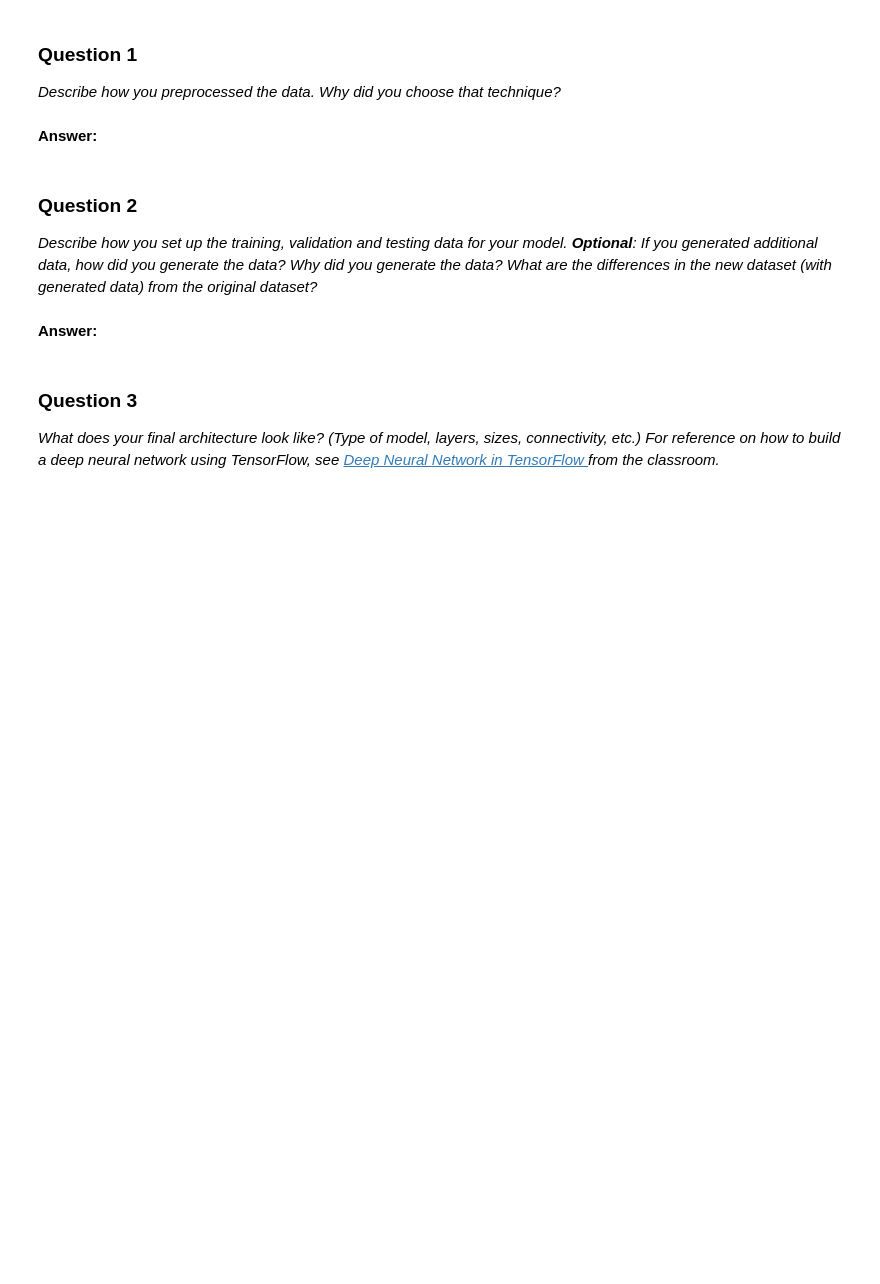
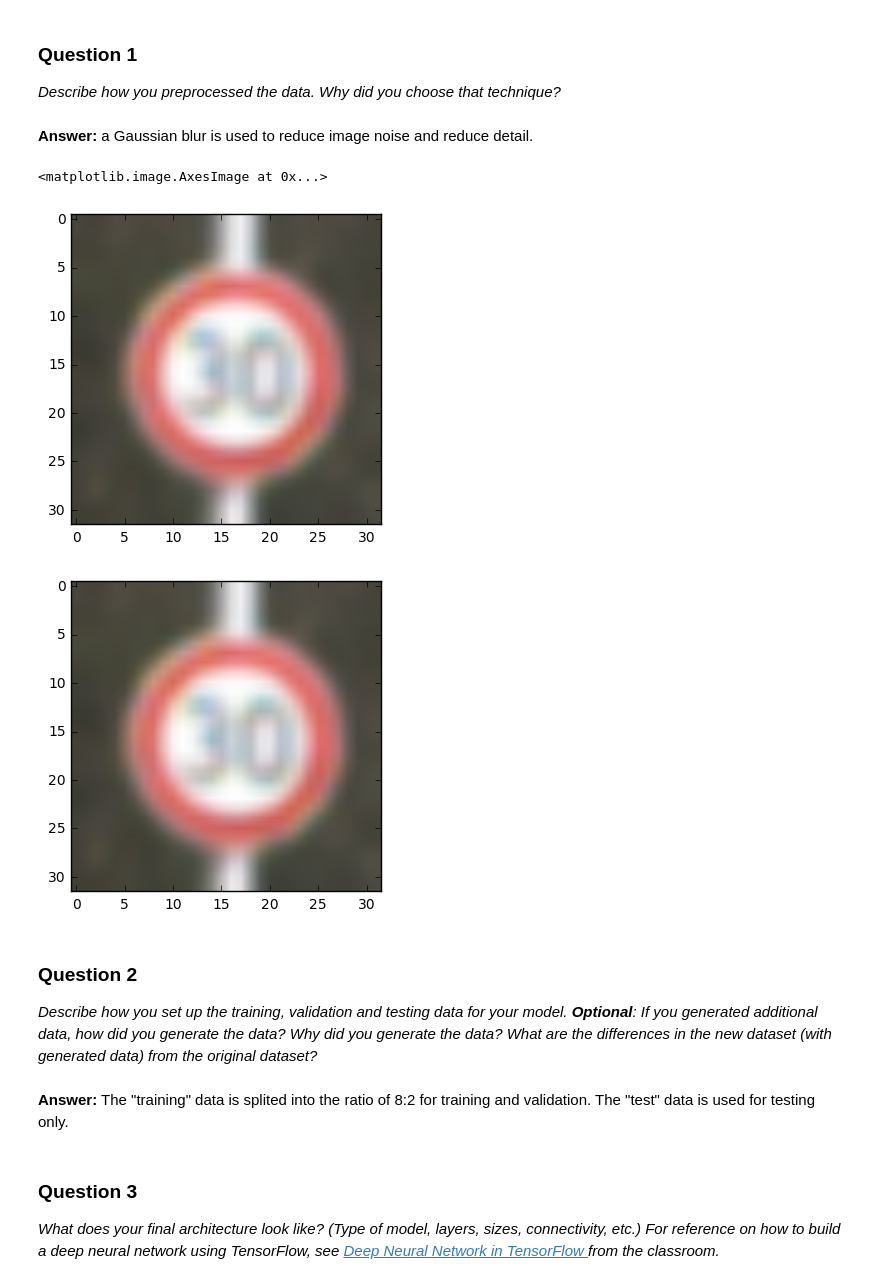
Before and after one commit to Baozhang-Ren/CarND-Traffic-Sign-Classifier-Project, a Jupyter notebook: Traffic_Sign_Classifier.ipynb, the cells around one changed output. Drawn from its saved outputs; the diff is of its cells as text; code cells hidden in the pictures; blank space fills up the shorter version.

```diff
--- a/Traffic_Sign_Classifier.ipynb
+++ b/Traffic_Sign_Classifier.ipynb
@@ -127,24 +133,3 @@ Here is an example of a [published baseline model on this problem](http://yann.l
 ### Implementation
 
 Use the code cell (or multiple code cells, if necessary) to implement the first step of your project. Once you have completed your implementation and are satisfied with the results, be sure to thoroughly answer the questions that follow.
-# %%
-### Preprocess the data here.
-### Feel free to use as many code cells as needed.
-img = cv2.imread('b.jpg')
-
-blur = cv2.blur(img,(20,20))
-
-plt.subplot(121),plt.imshow(img),plt.title('Original')
-plt.xticks([]), plt.yticks([])
-plt.subplot(122),plt.imshow(blur),plt.title('Blurred')
-plt.xticks([]), plt.yticks([])
-plt.show()
-
-blur = X_train
-for index in range(0, len(X_train)):
-    blur[index]=cv2.GaussianBlur(X_train[index],(3,3),0)
-index = random.randint(0, len(X_train))
-plt.figure()
-plt.imshow(blur[index], cmap="gray")
-plt.figure()
-plt.imshow(X_train[index], cmap="gray")
@@ -289,5 +137,3 @@ KeyboardInterrupt:
 ### Question 1
 
 _Describe how you preprocessed the data. Why did you choose that technique?_
-# %% [markdown]
-**Answer:**
@@ -298,6 +140,29 @@ _Describe how you preprocessed the data. Why did you choose that technique?_
+# %% [markdown]
+**Answer:**  a Gaussian blur is used to reduce image noise and reduce detail.
+# %%
+### Generate data additional data (OPTIONAL!)
+### and split the data into training/validation/testing sets here.
+### Feel free to use as many code cells as needed.
+### Preprocess the data here.
+### Feel free to use as many code cells as needed. a Gaussian blur (also known as Gaussian smoothing) is the result of blurring an image by a Gaussian function. It is a widely used effect in graphics software, typically to reduce image noise and reduce detail.
+import cv2
+
+X_train_blur = X_train
+X_test_blur = X_test
+for index in range(0, len(X_train)):
+    X_train_blur[index]=cv2.GaussianBlur(X_train[index],(3,3),0)
+for index in range(0, len(X_test)):
+    X_test_blur[index]=cv2.GaussianBlur(X_test[index],(3,3),0)
+index = random.randint(0, len(X_train))
+plt.figure()
+plt.imshow(X_train_blur[index], cmap="gray")
+plt.figure()
+plt.imshow(X_train[index], cmap="gray")
+# %% [output]
+<matplotlib.image.AxesImage at 0x...>
+[figure, added]
+[figure, added]
 # %% [markdown]
 ### Question 2
 
 _Describe how you set up the training, validation and testing data for your model. **Optional**: If you generated additional data, how did you generate the data? Why did you generate the data? What are the differences in the new dataset (with generated data) from the original dataset?_
-# %% [markdown]
-**Answer:**
@@ -306,0 +169,2 @@ _Describe how you set up the training, validation and testing data for your mode
+# %% [markdown]
+**Answer:** The "training" data is splited into the ratio of 8:2 for training and validation. The "test" data is used for testing only.
```
Also changed, not shown: parts of 25 cells of this notebook, 15 other files.
